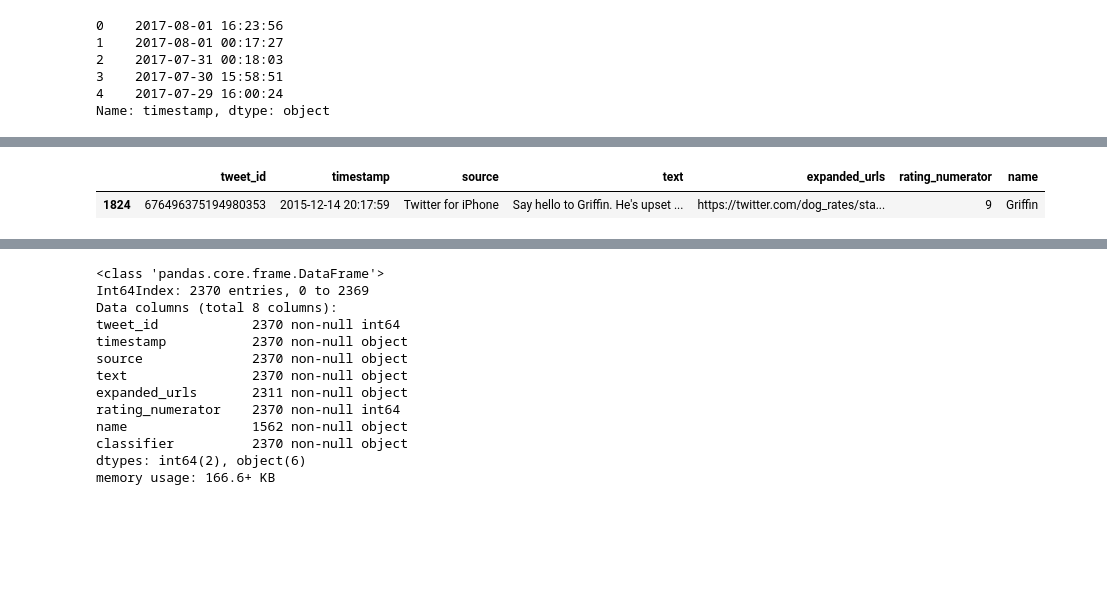
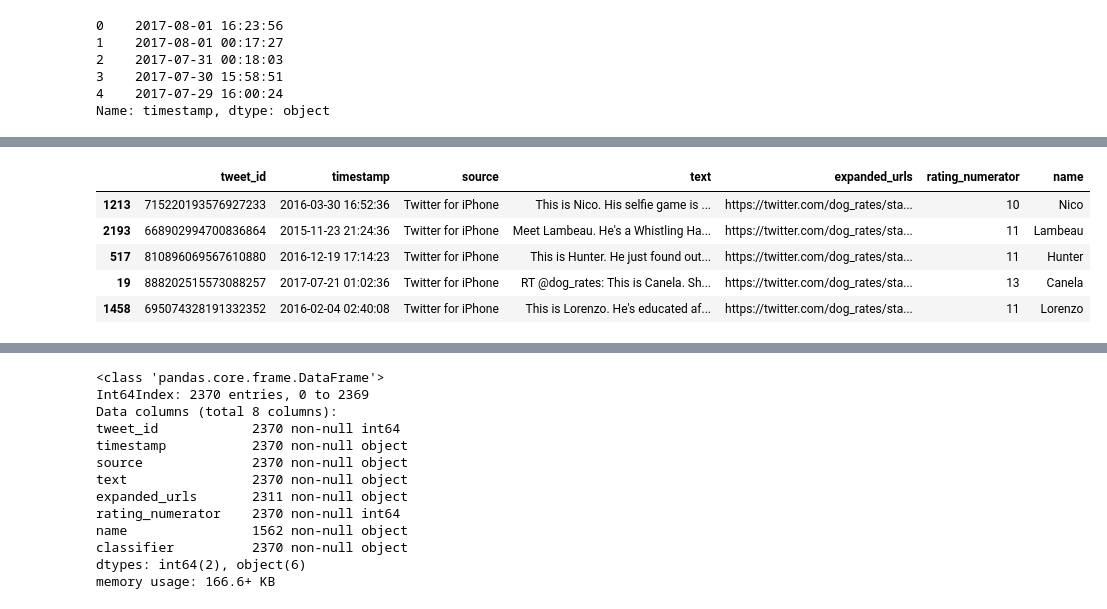
Before and after one commit to taglitis/weratedogs, a Jupyter notebook: wrangle_act.ipynb, the cells around one changed output, grey strips where cells are left out. Saved outputs shown, nothing was run; the diff lists cells and outputs as text; code cells hidden in the pictures; blank space fills up the shorter version.

```diff
--- a/wrangle_act.ipynb
+++ b/wrangle_act.ipynb
@@ -602,10 +632,14 @@ tw_arc_temp.sample(5)
 # %%
 tw_arc.drop(['doggo', 'floofer', 'pupper', 'puppo'], axis = 1 , inplace = True)
 # %%
-tw_arc.sample()
+tw_arc.sample(5)
 # %% [output]
 |  | tweet_id | timestamp | source | text | expanded_urls | rating_numerator | name |
-| 1824 | 676496375194980353 | 2015-12-14 20:17:59 | Twitter for iPhone | Say hello to Griffin. He's upset ... | https://twitter.com/dog_rates/sta... | 9 | Griffin |
+| 1213 | 715220193576927233 | 2016-03-30 16:52:36 | Twitter for iPhone | This is Nico. His selfie game is ... | https://twitter.com/dog_rates/sta... | 10 | Nico |
+| 2193 | 668902994700836864 | 2015-11-23 21:24:36 | Twitter for iPhone | Meet Lambeau. He's a Whistling Ha... | https://twitter.com/dog_rates/sta... | 11 | Lambeau |
+| 517 | 810896069567610880 | 2016-12-19 17:14:23 | Twitter for iPhone | This is Hunter. He just found out... | https://twitter.com/dog_rates/sta... | 11 | Hunter |
+| 19 | 888202515573088257 | 2017-07-21 01:02:36 | Twitter for iPhone | RT @dog_rates: This is Canela. Sh... | https://twitter.com/dog_rates/sta... | 13 | Canela |
+| 1458 | 695074328191332352 | 2016-02-04 02:40:08 | Twitter for iPhone | This is Lorenzo. He's educated af... | https://twitter.com/dog_rates/sta... | 11 | Lorenzo |
 # %%
 tw_arc = tw_arc.merge(tw_arc_temp, on='tweet_id', how='left')
 # %%
```
Also changed, not shown: parts of 112 cells of this notebook, 1 other file.
